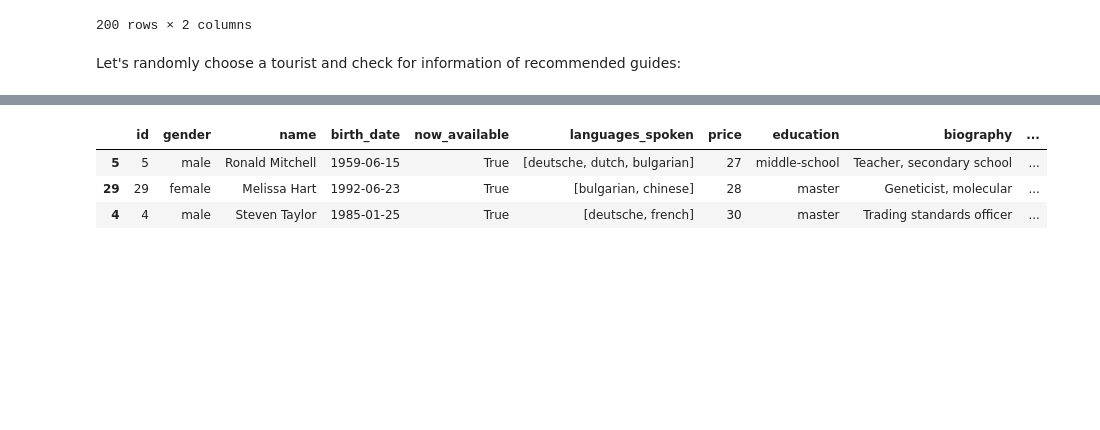
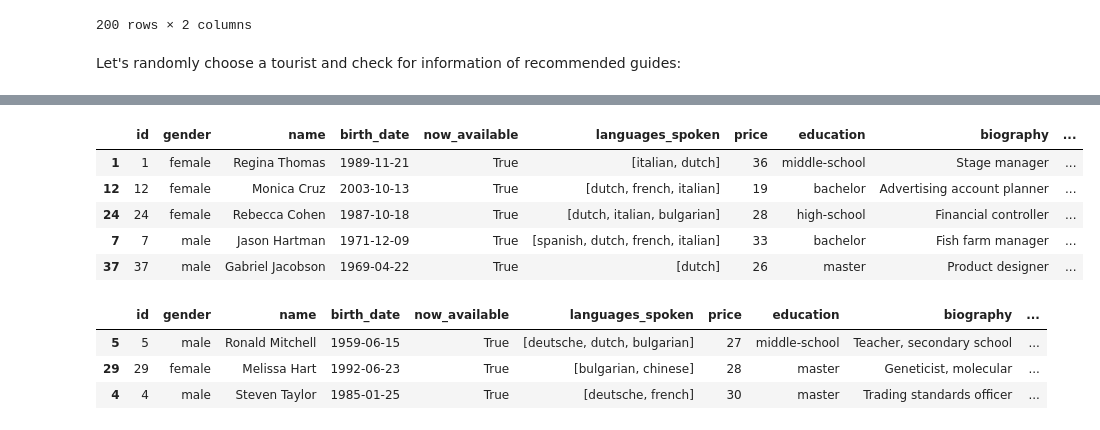
Before and after one commit to LorenzoAicardi/AsTourX, a Jupyter notebook: recommendersystem/RecommendationPipeline.ipynb, the cells around one changed output, grey strips where cells are left out. Cells and saved outputs as stored; diff of their text form; code cells hidden in the pictures; blank space fills up the shorter version.

```diff
--- a/recommendersystem/RecommendationPipeline.ipynb
+++ b/recommendersystem/RecommendationPipeline.ipynb
@@ -553,3 +636,14 @@ pd.DataFrame(tourist_df.loc[sample_tourist,:])
+# %%
+# List of recommended guides
+sample_guide_list = list(map(int, recommendations[sample_tourist].split(" ")))
+guide_df.loc[sample_guide_list,:]
+# %% [output]
+|  | id | gender | name | birth_date | now_available | languages_spoken | price | education | biography | ... |
+| 1 | 1 | female | Regina Thomas | 1989-11-21 | True | [italian, dutch] | 36 | middle-school | Stage manager | ... |
+| 12 | 12 | female | Monica Cruz | 2003-10-13 | True | [dutch, french, italian] | 19 | bachelor | Advertising account planner | ... |
+| 24 | 24 | female | Rebecca Cohen | 1987-10-18 | True | [dutch, italian, bulgarian] | 28 | high-school | Financial controller | ... |
+| 7 | 7 | male | Jason Hartman | 1971-12-09 | True | [spanish, dutch, french, italian] | 33 | bachelor | Fish farm manager | ... |
+| 37 | 37 | male | Gabriel Jacobson | 1969-04-22 | True | [dutch] | 26 | master | Product designer | ... |
 # %%
 # List of recommended guides
 sample_guide_list = list(map(int, recommendations[sample_tourist].split(" ")))
```
Also changed, not shown: parts of 19 cells of this notebook.
